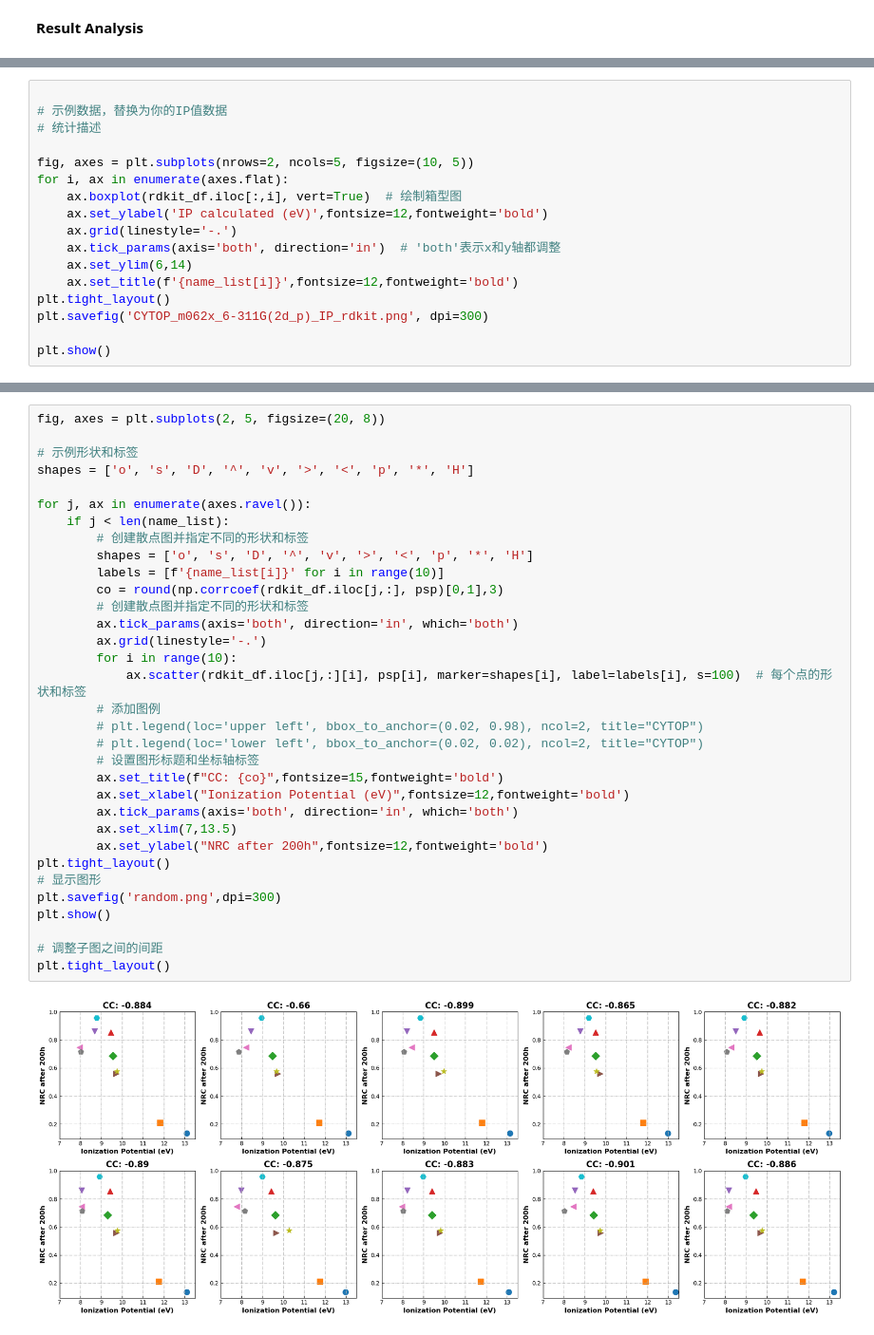
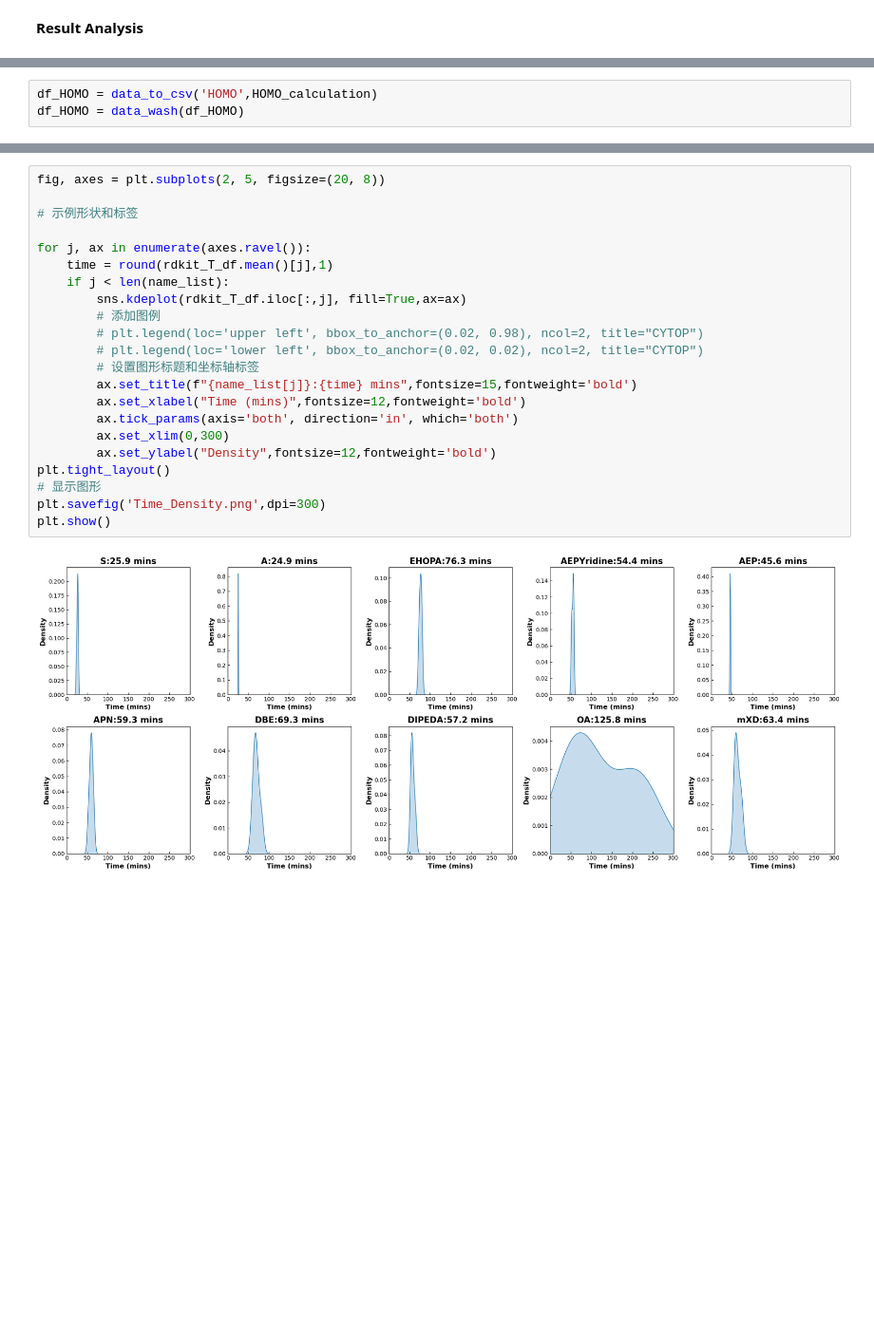
Before and after one commit to thyheal/electret_cal, a Jupyter notebook: flow.ipynb, the cells around one changed output, grey strips where cells are left out. Shown at 95% size. Cells and saved outputs as stored; diff of their text form; blank space fills up the shorter version.

```diff
--- a/flow.ipynb
+++ b/flow.ipynb
@@ -97,0 +109,3 @@ for _ in name_list:
+# %%
+df_HOMO = data_to_csv('HOMO',HOMO_calculation)
+df_HOMO = data_wash(df_HOMO)
@@ -204,17 +378,0 @@ draw_corrcoef(mean,ip_pcm,title='Mao_VS_GU')
-# %%
-
-# 示例数据，替换为你的IP值数据
-# 统计描述
-
-fig, axes = plt.subplots(nrows=2, ncols=5, figsize=(10, 5))
-for i, ax in enumerate(axes.flat):
-    ax.boxplot(rdkit_df.iloc[:,i], vert=True)  # 绘制箱型图
-    ax.set_ylabel('IP calculated (eV)',fontsize=12,fontweight='bold')
-    ax.grid(linestyle='-.')
-    ax.tick_params(axis='both', direction='in')  # 'both'表示x和y轴都调整
-    ax.set_ylim(6,14)
-    ax.set_title(f'{name_list[i]}',fontsize=12,fontweight='bold')
-plt.tight_layout()
-plt.savefig('CYTOP_m062x_6-311G(2d_p)_IP_rdkit.png', dpi=300)
-
-plt.show()
@@ -223,35 +379,24 @@ plt.show()
 # %%
 fig, axes = plt.subplots(2, 5, figsize=(20, 8))
 
 # 示例形状和标签
-shapes = ['o', 's', 'D', '^', 'v', '>', '<', 'p', '*', 'H']
 
 for j, ax in enumerate(axes.ravel()):
+    time = round(rdkit_T_df.mean()[j],1)
     if j < len(name_list):
-        # 创建散点图并指定不同的形状和标签
-        shapes = ['o', 's', 'D', '^', 'v', '>', '<', 'p', '*', 'H']
-        labels = [f'{name_list[i]}' for i in range(10)]
-        co = round(np.corrcoef(rdkit_df.iloc[j,:], psp)[0,1],3)
-        # 创建散点图并指定不同的形状和标签
-        ax.tick_params(axis='both', direction='in', which='both')
-        ax.grid(linestyle='-.')
-        for i in range(10):
-            ax.scatter(rdkit_df.iloc[j,:][i], psp[i], marker=shapes[i], label=labels[i], s=100)  # 每个点的形状和标签
+        sns.kdeplot(rdkit_T_df.iloc[:,j], fill=True,ax=ax)
         # 添加图例
         # plt.legend(loc='upper left', bbox_to_anchor=(0.02, 0.98), ncol=2, title="CYTOP")
         # plt.legend(loc='lower left', bbox_to_anchor=(0.02, 0.02), ncol=2, title="CYTOP")
         # 设置图形标题和坐标轴标签
-        ax.set_title(f"CC: {co}",fontsize=15,fontweight='bold')
-        ax.set_xlabel("Ionization Potential (eV)",fontsize=12,fontweight='bold')
+        ax.set_title(f"{name_list[j]}:{time} mins",fontsize=15,fontweight='bold')
+        ax.set_xlabel("Time (mins)",fontsize=12,fontweight='bold')
         ax.tick_params(axis='both', direction='in', which='both')
-        ax.set_xlim(7,13.5)
-        ax.set_ylabel("NRC after 200h",fontsize=12,fontweight='bold')
+        ax.set_xlim(0,300)
+        ax.set_ylabel("Density",fontsize=12,fontweight='bold')
 plt.tight_layout()
 # 显示图形
-plt.savefig('random.png',dpi=300)
+plt.savefig('Time_Density.png',dpi=300)
 plt.show()
-
-# 调整子图之间的间距
-plt.tight_layout()
 # %% [output]
-[figure, old version]
+[figure, new version]
```
Also changed, not shown: parts of 36 cells of this notebook, 5 other files.
